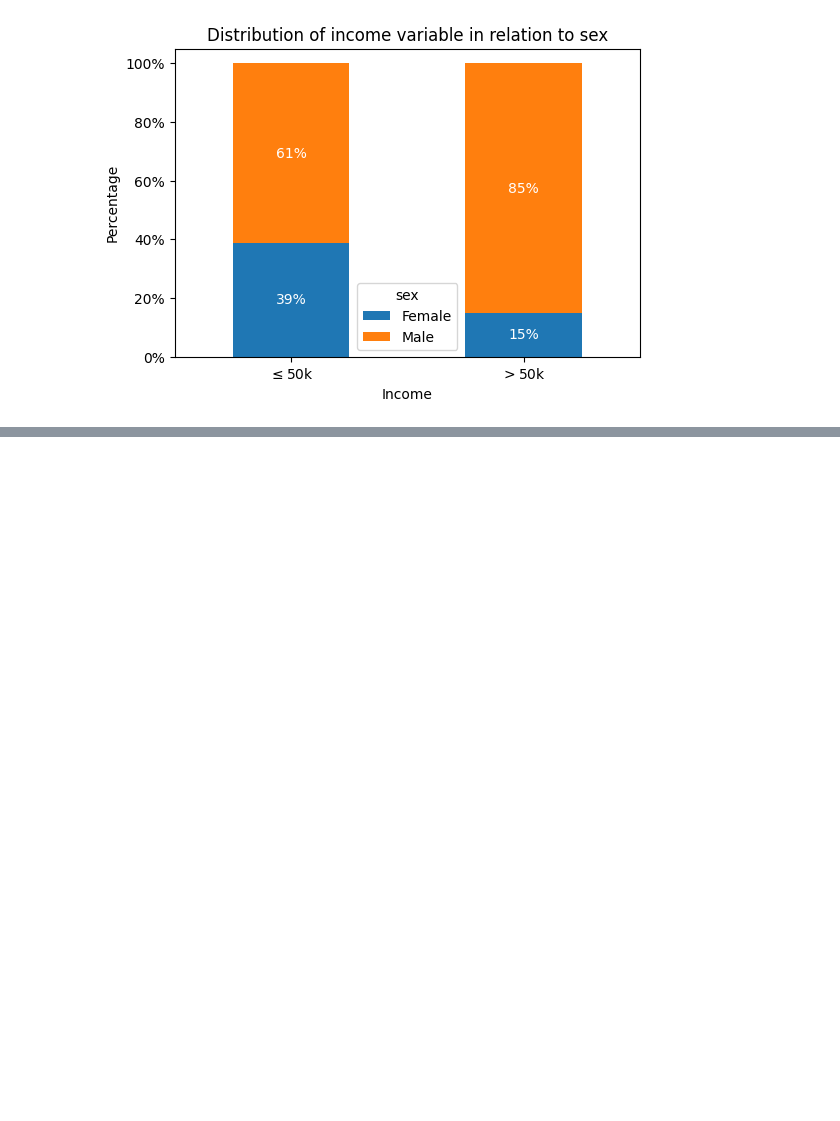
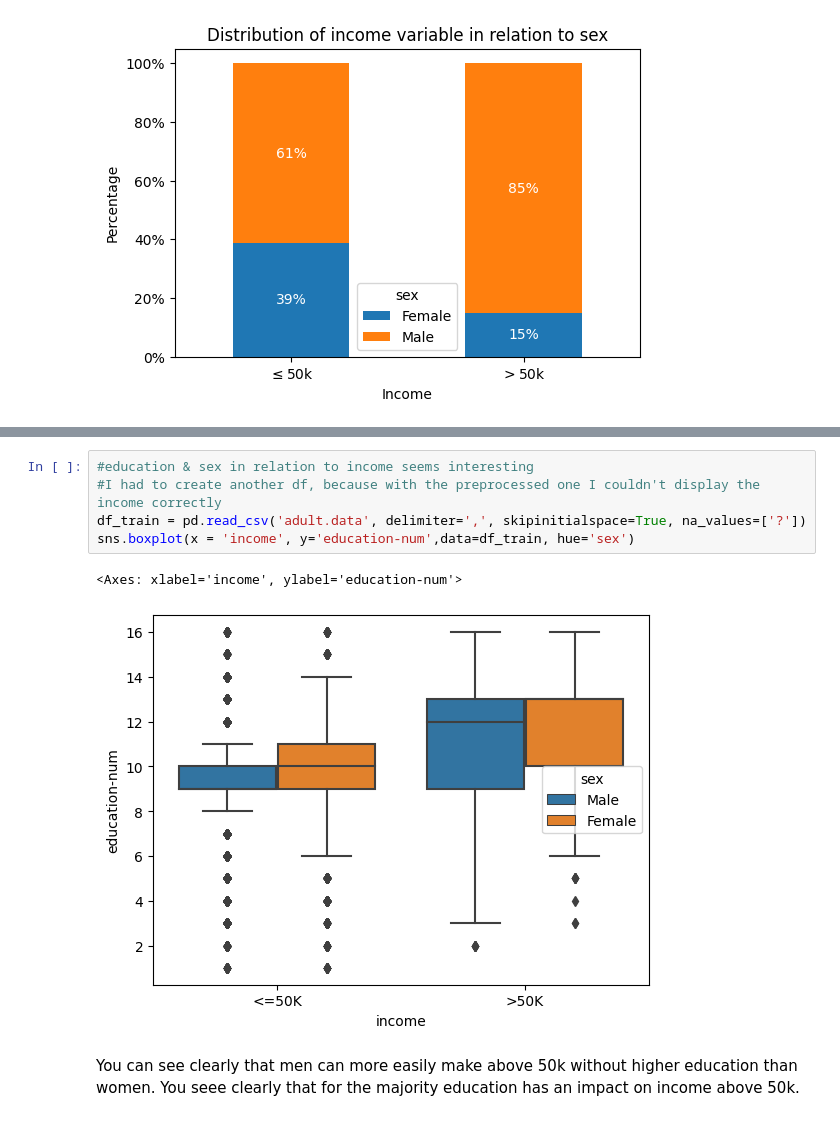
Before and after one commit to simonsymhoven/income-classification, a Jupyter notebook: income-classification.ipynb, the cells around one changed output, grey strips where cells are left out. Drawn from its saved outputs; the diff is of its cells as text; blank space fills up the shorter version.

```diff
--- a/income-classification.ipynb
+++ b/income-classification.ipynb
@@ -185,0 +244,10 @@ plt.show()
+# %%
+#education & sex in relation to income seems interesting
+#I had to create another df, because with the preprocessed one I couldn't display the income correctly
+df_train = pd.read_csv('adult.data', delimiter=',', skipinitialspace=True, na_values=['?'])
+sns.boxplot(x = 'income', y='education-num',data=df_train, hue='sex')
+# %% [output]
+<Axes: xlabel='income', ylabel='education-num'>
+[figure, added]
+# %% [markdown]
+You can see clearly that men can more easily make above 50k without higher education than women. You seee clearly that for the majority education has an impact on income above 50k.
```
Also changed, not shown: parts of 14 cells of this notebook.
